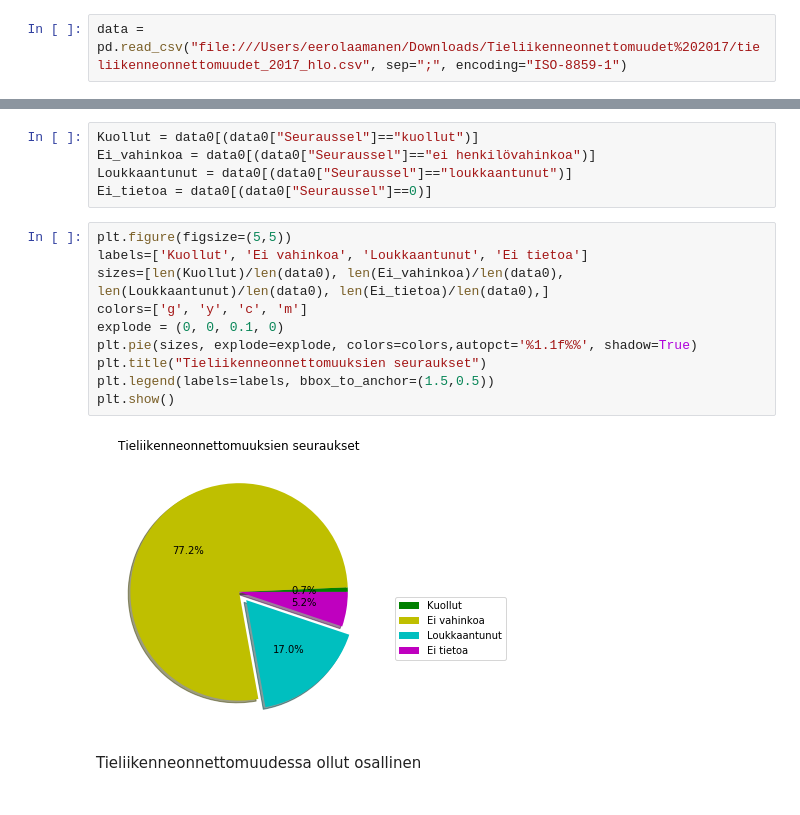
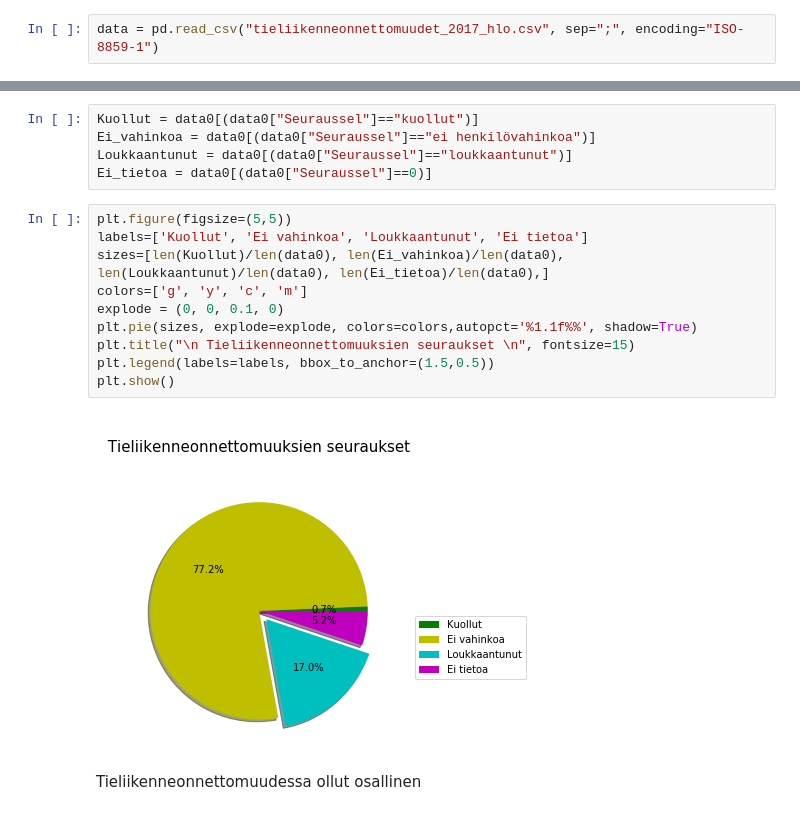
Before and after one commit to cms-opendata-education/HSSIP-Finland-2019, a Jupyter notebook: Open data_tieliikenneonnettomuudet.ipynb, the cells around one changed output, grey strips where cells are left out. Drawn from its saved outputs; the diff is of its cells as text.

```diff
--- a/Open data_tieliikenneonnettomuudet.ipynb
+++ b/Open data_tieliikenneonnettomuudet.ipynb
@@ -3,4 +3,4 @@ import pandas as pd
 import numpy as np
 import matplotlib.pyplot as plt
 # %%
-data = pd.read_csv("file:///Users/eerolaamanen/Downloads/Tieliikenneonnettomuudet%202017/tieliikenneonnettomuudet_2017_hlo.csv", sep=";", encoding="ISO-8859-1")
+data = pd.read_csv("tieliikenneonnettomuudet_2017_hlo.csv", sep=";", encoding="ISO-8859-1")
@@ -57,15 +61,15 @@ Ei_tietoa = data0[(data0["Seuraussel"]==0)]
 # %%
 plt.figure(figsize=(5,5))
 labels=['Kuollut', 'Ei vahinkoa', 'Loukkaantunut', 'Ei tietoa']
 sizes=[len(Kuollut)/len(data0), len(Ei_vahinkoa)/len(data0), len(Loukkaantunut)/len(data0), len(Ei_tietoa)/len(data0),]
 colors=['g', 'y', 'c', 'm']
 explode = (0, 0, 0.1, 0)
 plt.pie(sizes, explode=explode, colors=colors,autopct='%1.1f%%', shadow=True)
-plt.title("Tieliikenneonnettomuuksien seuraukset")
+plt.title("\n Tieliikenneonnettomuuksien seuraukset \n", fontsize=15)
 plt.legend(labels=labels, bbox_to_anchor=(1.5,0.5))
 plt.show()
 # %% [output]
-[figure, old version]
+[figure, new version]
 # %% [markdown]
 Tieliikenneonnettomuudessa ollut osallinen
 # %%
```
Also changed, not shown: parts of 2 cells of this notebook.
